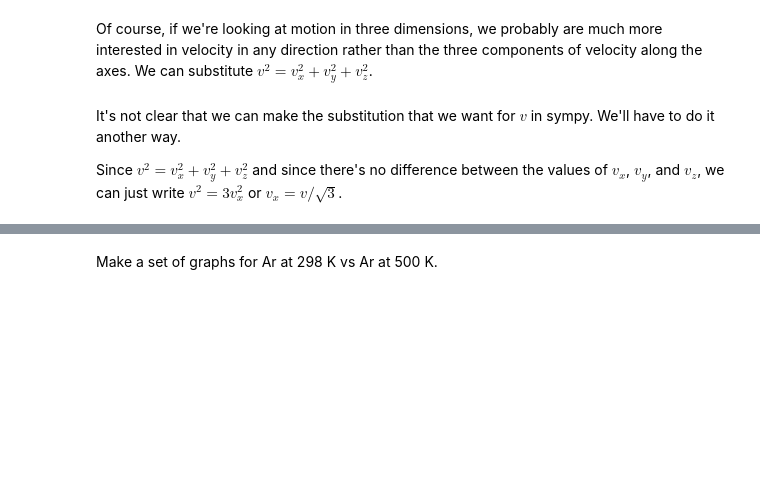
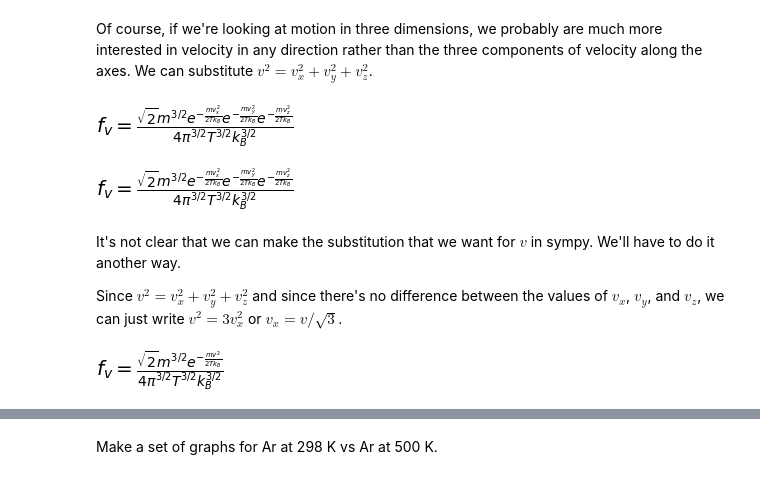
Before and after one commit to davis689/binder, a Jupyter notebook: Maxwell_Boltzmann.ipynb, the cells around one changed output, grey strips where cells are left out. Cells and saved outputs as stored; diff of their text form; code cells hidden in the pictures; blank space fills up the shorter version.

```diff
--- a/Maxwell_Boltzmann.ipynb
+++ b/Maxwell_Boltzmann.ipynb
@@ -48,11 +60,20 @@ mb3d
 # %% [markdown]
 Of course, if we're looking at motion in three dimensions, we probably are much more interested in velocity in any direction rather than the three components of velocity along the axes. We can substitute $v^2=v_x^2+v_y^2+v_z^2$.
 # %%
-v=sp.symbols('v',real=True,positive=True)
+v,dv=sp.symbols('v,dv',real=True,positive=True)
 mb3d.subs(vx**2+vy**2+vz**2,v**2)
+# %% [output]
+[figure, added]
 # %%
 sp.powsimp(mb3d.subs(vx**2+vy**2+vz**2,v**2),force=True)
+# %% [output]
+[figure, added]
 # %% [markdown]
 It's not clear that we can make the substitution that we want for $v$ in sympy. We'll have to do it another way.
 
 Since $v^2=v_x^2+v_y^2+v_z^2$ and since there's no difference between the values of $v_x$, $v_y$, and $v_z$, we can just write $v^2=3 v_x^2$ or $v_x=v/\sqrt{3}$.
+# %%
+mb3d=sp.Eq(fv,mb3d.rhs.subs(vx,v/sp.sqrt(3)).subs(vy,v/sp.sqrt(3)).subs(vz,v/sp.sqrt(3)))
+mb3d
+# %% [output]
+[figure, added]
```
Also changed, not shown: parts of 70 cells of this notebook.
